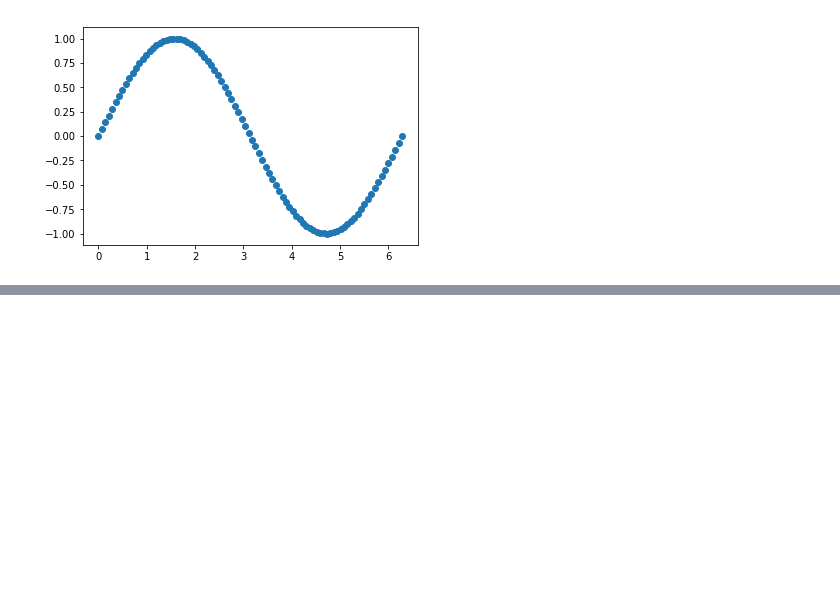
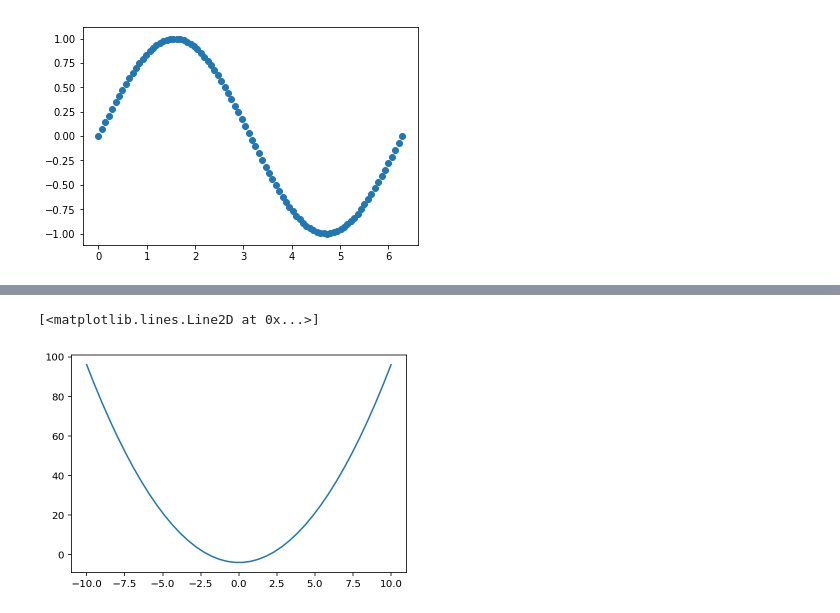
Before and after one commit to worasuch/LearnPython, a Jupyter notebook: numpy_linspace.ipynb, the cells around one changed output, grey strips where cells are left out. Drawn from its saved outputs; the diff is of its cells as text; code cells hidden in the pictures; blank space fills up the shorter version.

```diff
--- a/numpy_linspace.ipynb
+++ b/numpy_linspace.ipynb
@@ -81,0 +85,9 @@ plt.scatter
+# %%
+a, b, c = (1, 0, -4)
+x = np.linspace(-10, 10, 40)
+y = a * x**2 + b*x + c
+# %%
+plt.plot(x, y)
+# %% [output]
+[<matplotlib.lines.Line2D at 0x...>]
+[figure, added]
```
Also changed, not shown: parts of 1 cell of this notebook, 4 other files.
